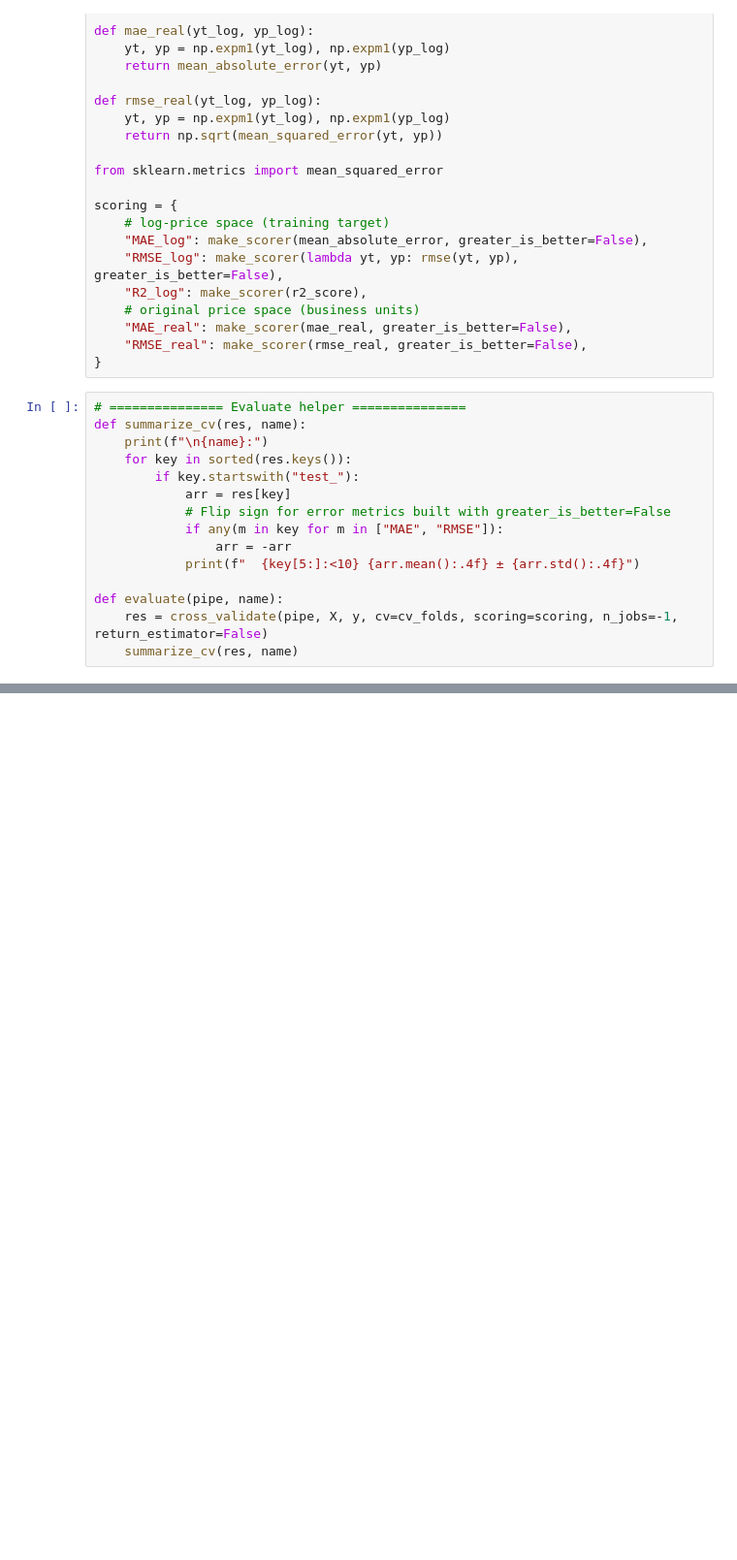
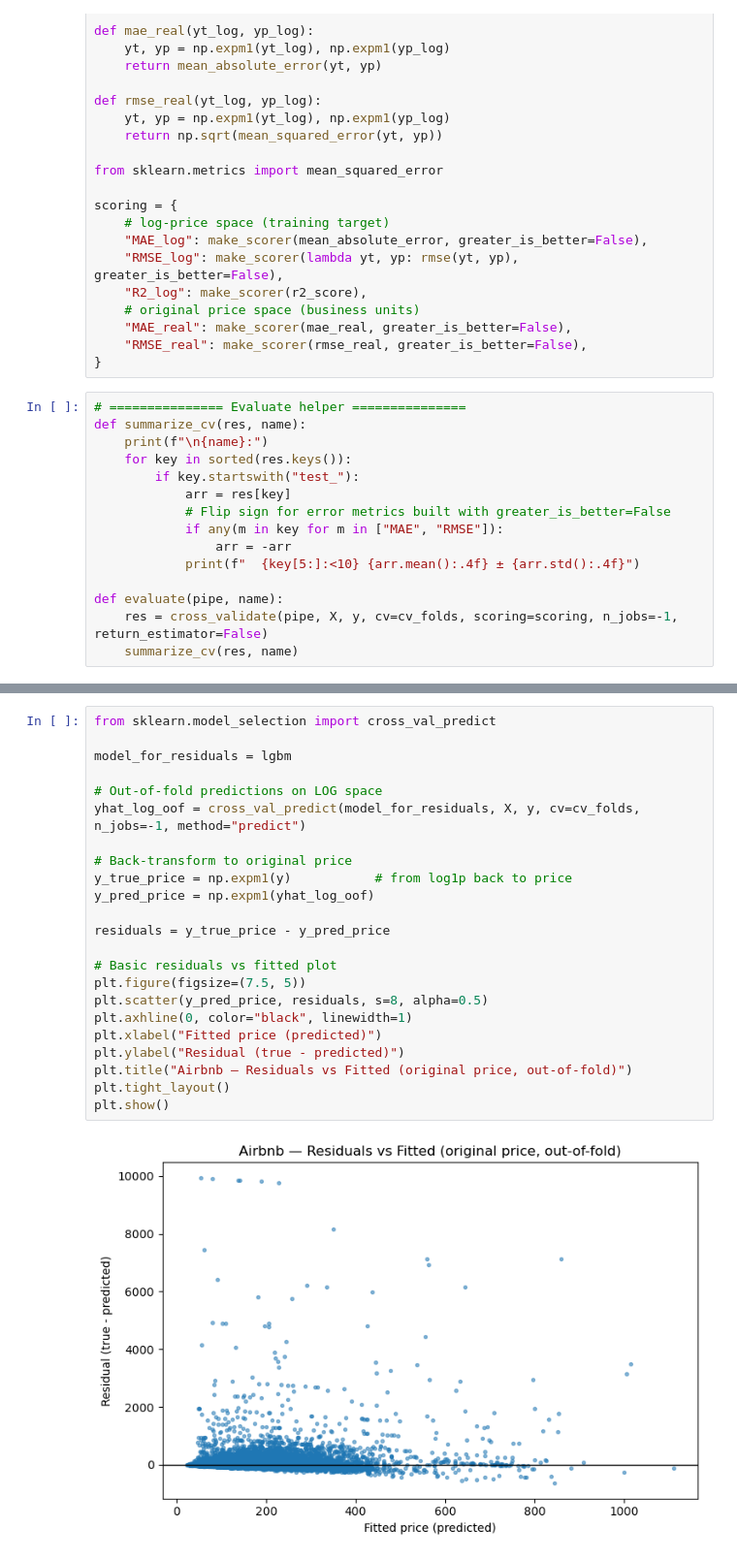
Before and after one commit to YanwithA/MachineLearning, a Jupyter notebook: Airbnb.ipynb, the cells around one changed output, grey strips where cells are left out. Shown at 97% size. Drawn from its saved outputs; the diff is of its cells as text; blank space fills up the shorter version.

```diff
--- a/Airbnb.ipynb
+++ b/Airbnb.ipynb
@@ -156,0 +340,25 @@ Sklearn MLP (deep learning):
+# %%
+from sklearn.model_selection import cross_val_predict
+
+model_for_residuals = lgbm
+
+# Out-of-fold predictions on LOG space
+yhat_log_oof = cross_val_predict(model_for_residuals, X, y, cv=cv_folds, n_jobs=-1, method="predict")
+
+# Back-transform to original price
+y_true_price = np.expm1(y)           # from log1p back to price
+y_pred_price = np.expm1(yhat_log_oof)
+
+residuals = y_true_price - y_pred_price
+
+# Basic residuals vs fitted plot
+plt.figure(figsize=(7.5, 5))
+plt.scatter(y_pred_price, residuals, s=8, alpha=0.5)
+plt.axhline(0, color="black", linewidth=1)
+plt.xlabel("Fitted price (predicted)")
+plt.ylabel("Residual (true - predicted)")
+plt.title("Airbnb — Residuals vs Fitted (original price, out-of-fold)")
+plt.tight_layout()
+plt.show()
+# %% [output]
+[figure, added]
```
Also changed, not shown: parts of 5 cells of this notebook.
